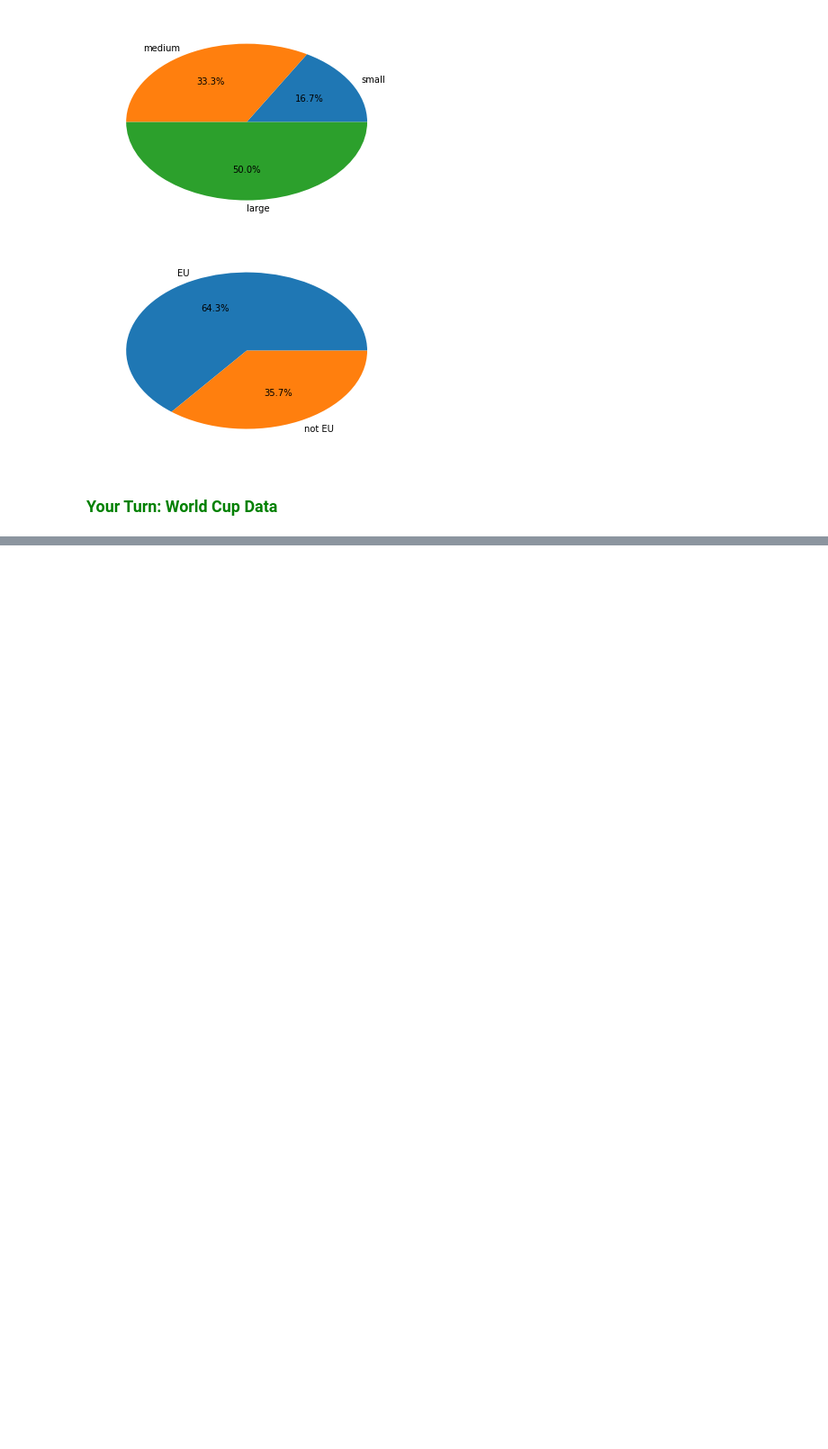
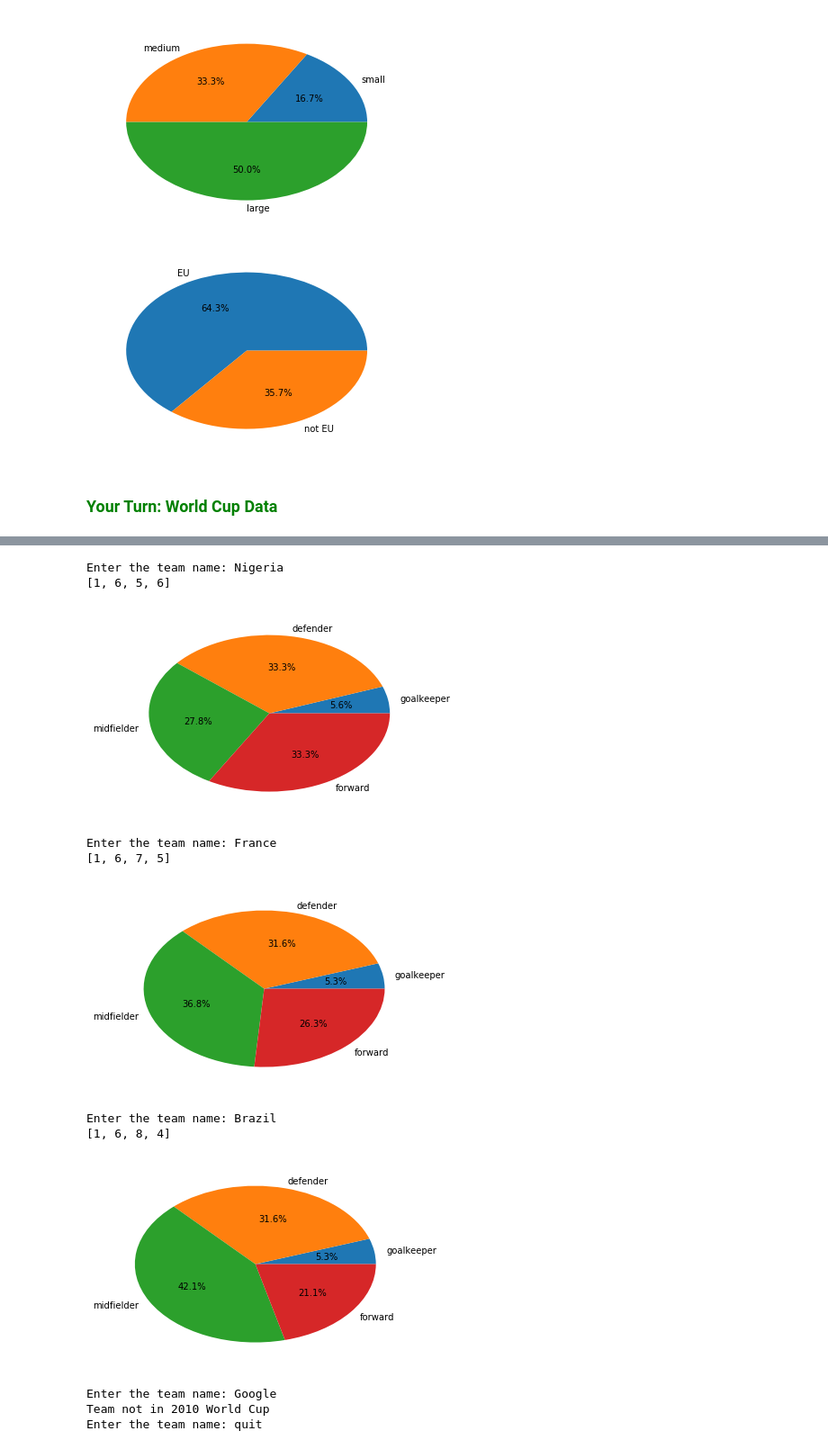
Before and after one commit to eloyekunle/widomPython, a Jupyter notebook: PythonPlotting.ipynb, the cells around one changed output, grey strips where cells are left out. Shown: that part at 90% size. Drawn from its saved outputs; the diff is of its cells as text; code cells hidden in the pictures; blank space fills up the shorter version.

```diff
--- a/PythonPlotting.ipynb
+++ b/PythonPlotting.ipynb
@@ -143,9 +184,49 @@ heights = [0, 0, 0] # number of teams with zero/one/two red cards
 # %%
 # BONUS!
 # Write a loop that interactively asks the user to enter a team name.
 # If the team exists, create a pie chart showing how many players the team
 # has in each of the four positions.
 # If the team doesn't exist, print "Team not in 2010 World Cup".
 # If 'quit' is entered, terminate the loop.
 # Note: To read a string from the user instead of a number, use
 # raw_input() instead of input()
+
+team_name = "hi"
+team_names = []
+positions = ['goalkeeper', 'defender', 'midfielder', 'forward']
+for team in teams:
+    team_names.append(team['team'])
+
+while team_name != "quit":
+    team_name = raw_input("Enter the team name: ")
+    for team in teams:
+        colors = [0,0,0,0]
+        if team_name == team['team']:
+            for player in players:
+                if player['team'] == team['team']:
+                    if player['position'] == 'goalkeeper':
+                        colors[0] += 1
+                    elif player['position'] == 'defender':
+                        colors[1] += 1
+                    elif player['position'] == 'midfielder':
+                        colors[2] += 1
+                    else:
+                        colors[3] += 1
+            print(colors)
+            plt.pie(colors, labels=positions, autopct='%1.1f%%')
+            plt.show()
+    if team_name not in team_names and team_name != "quit":
+        print "Team not in 2010 World Cup"
+# %% [output]
+Enter the team name: Nigeria
+[1, 6, 5, 6]
+[figure, added]
+Enter the team name: France
+[1, 6, 7, 5]
+[figure, added]
+Enter the team name: Brazil
+[1, 6, 8, 4]
+[figure, added]
+Enter the team name: Google
+Team not in 2010 World Cup
+Enter the team name: quit
```
Also changed, not shown: parts of 3 cells of this notebook.
